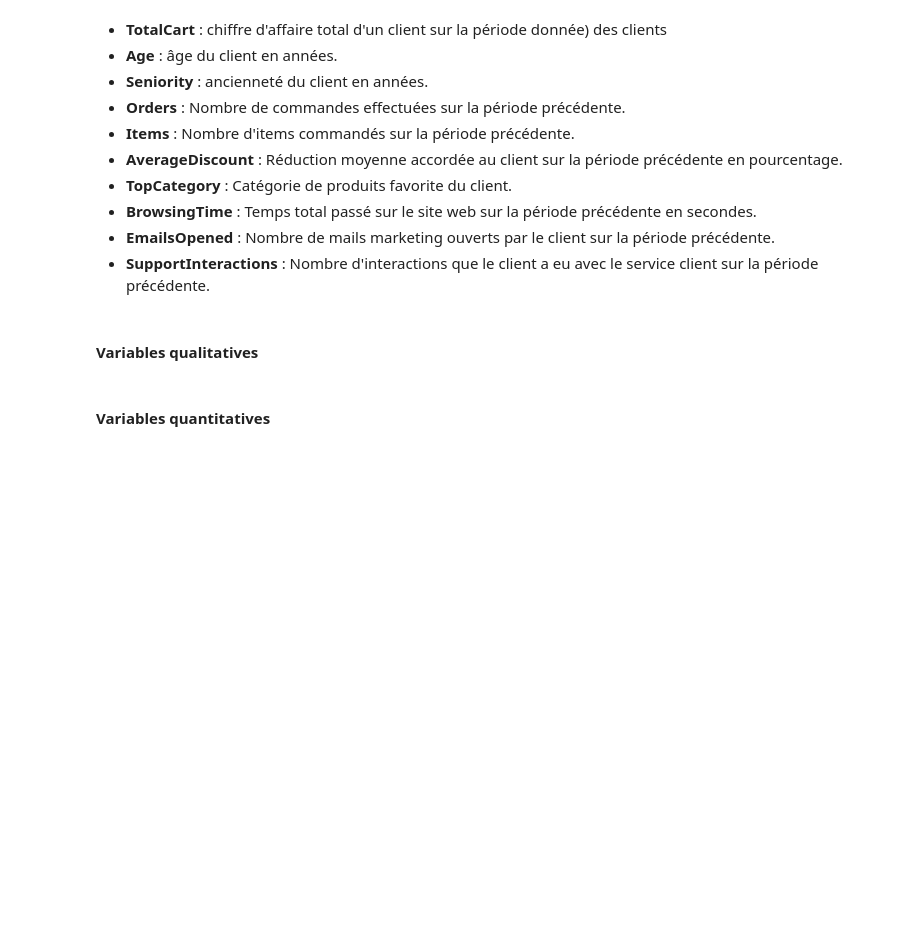
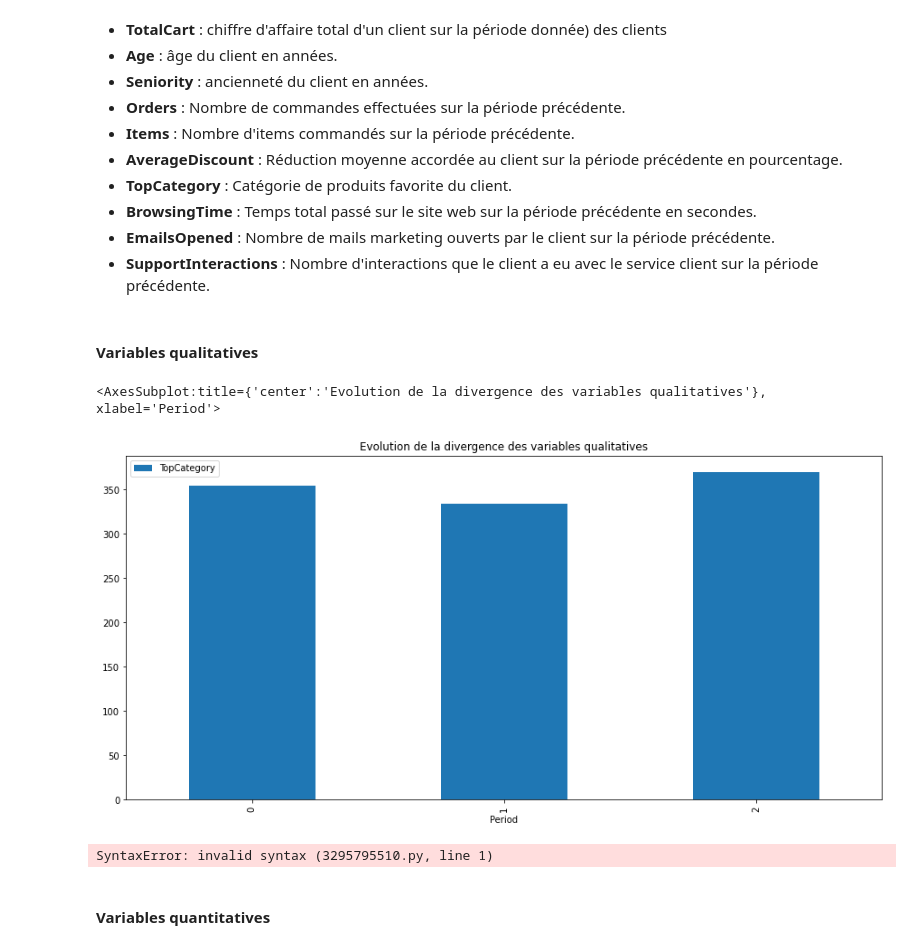
Before and after one commit to fereol023/Test_Technique_DA, a Jupyter notebook: TestTechniqueDerive_Sujet.ipynb, the cells around one changed output. Saved outputs shown, nothing was run; the diff lists cells and outputs as text; code cells hidden in the pictures; blank space fills up the shorter version.

Commit message:
apprentissage et déviations - avant commentaires

```diff
--- a/TestTechniqueDerive_Sujet.ipynb
+++ b/TestTechniqueDerive_Sujet.ipynb
@@ -76,3 +67,14 @@ line = "="*50
 # %%
-%pwd
+url = "https://raw.githubusercontent.com/fereol023/test_drift/main/datasets/period_"
+data = dict()
+
+# enregistrer toutes les données de bases dans un seul endroit indexé par le temps
+for t in range(4):
+    url2 = url + str(t) + ".csv"
+    # print(url2)
+    download = requests.get(url2).content
+    data[t] = pd.read_csv(io.StringIO(download.decode()))
+
+# aperçu
+data[0].head()
 # %% [output]
@@ -430,9 +467,33 @@ df.head()
 # %% [markdown]
 #### Variables qualitatives
 # %%
-qual = ['TopCategory']
+var_qual = ['TopCategory']
 # %%
-JSDivergence()
+def all_JSD(var_qual, t):
+    # on définit un dictionnaire pour enregistrer les divergences de toutes les variables qualitatives du dataset
+    JSD = {}
+    for var in var_qual :
+        # on definit une liste pour récupérer les valeurs des divergences
+        res = []
+        # on prend la distribution de la période 0 comme référence
+        P = clean_df(data[0])[var]
+        for k in range (1, t+1) :
+            # à chaque période on récupère la distribution de la variable voulue
+            Q = clean_df(data[k])[var]
+            res.append(JSDivergence(P, Q))
+        # on enregistre les divergences pour la variable
+        JSD[var] = res
+    return pd.DataFrame(JSD)
+# %%
+divs_quali = all_JSD(var_qual, t=3)
+divs_quali.plot(kind='bar', title='Evolution de la divergence des variables qualitatives', xlabel='Period', figsize=(15,7))
+# %% [output]
+<AxesSubplot:title={'center':'Evolution de la divergence des variables qualitatives'}, xlabel='Period'>
+[figure, added]
+# %%
+zero div error
+# %% [output]
+SyntaxError: invalid syntax (3295795510.py, line 1)
 # %% [markdown]
 #### Variables quantitatives
 # %%
```
Also changed, not shown: parts of 35 cells of this notebook.
